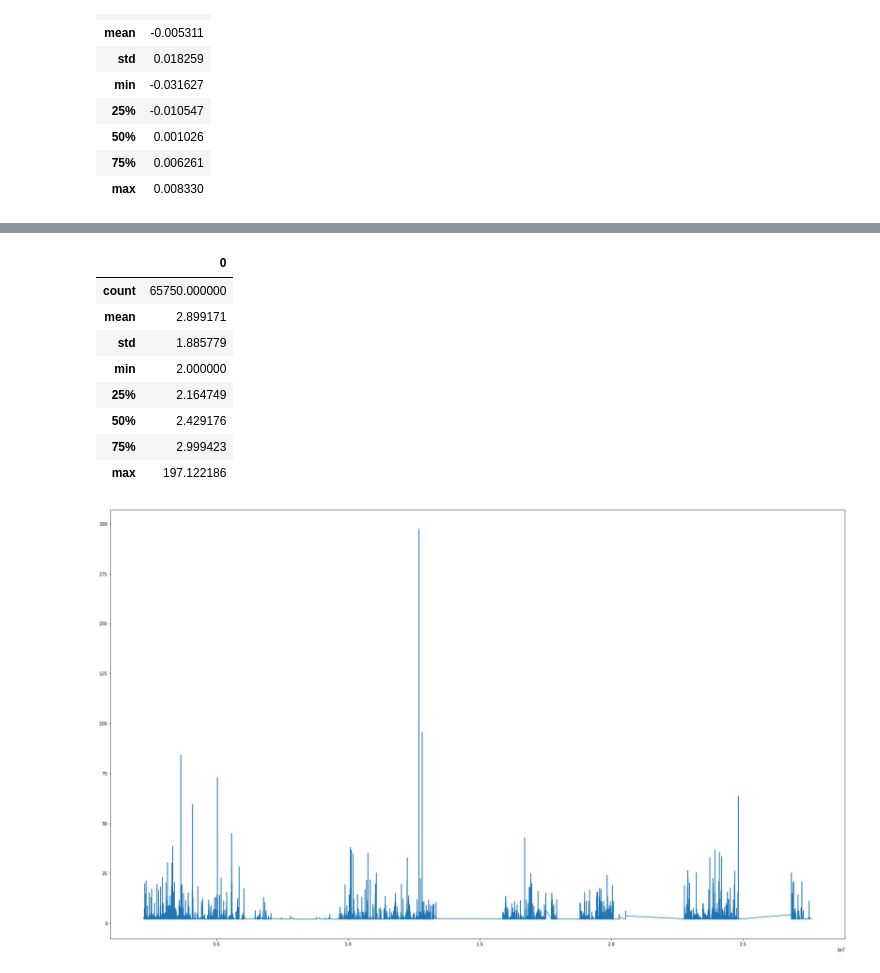
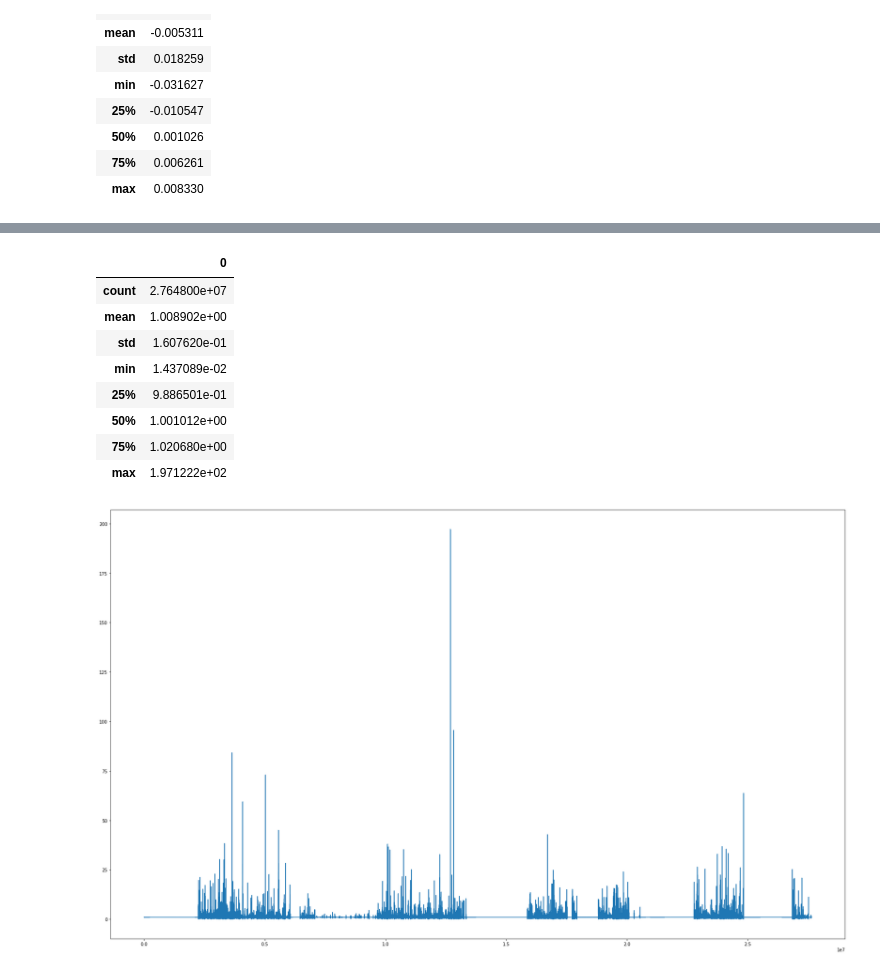
Before and after one commit to KamerC1/Smart_Application_Bio, a Jupyter notebook: notebooks/Asimmetry index range.ipynb, the cells around one changed output, grey strips where cells are left out. Drawn from its saved outputs; the diff is of its cells as text; code cells hidden in the pictures.

```diff
--- a/notebooks/Asimmetry index range.ipynb
+++ b/notebooks/Asimmetry index range.ipynb
@@ -238,18 +219,22 @@ BIndexdf
+# %%
+BAUI=magnitude_ND/magnitude_D
+# %%
+BAUIdf = pd.DataFrame(BAUI)
 # %%
-BIndexdf.describe()
+BAUIdf.describe()
 # %% [output]
 |  | 0 |
-| count | 65750.000000 |
-| mean | 2.899171 |
-| std | 1.885779 |
-| min | 2.000000 |
-| 25% | 2.164749 |
-| 50% | 2.429176 |
-| 75% | 2.999423 |
-| max | 197.122186 |
+| count | 2.764800e+07 |
+| mean | 1.008902e+00 |
+| std | 1.607620e-01 |
+| min | 1.437089e-02 |
+| 25% | 9.886501e-01 |
+| 50% | 1.001012e+00 |
+| 75% | 1.020680e+00 |
+| max | 1.971222e+02 |
 # %%
 plt.figure(figsize=(30,18))
-plt.plot(BIndexdf)
+plt.plot(BAUIdf)
 plt.show()
 # %% [output]
-[figure, old version]
+[figure, new version]
```
Also changed, not shown: parts of 10 cells of this notebook.
